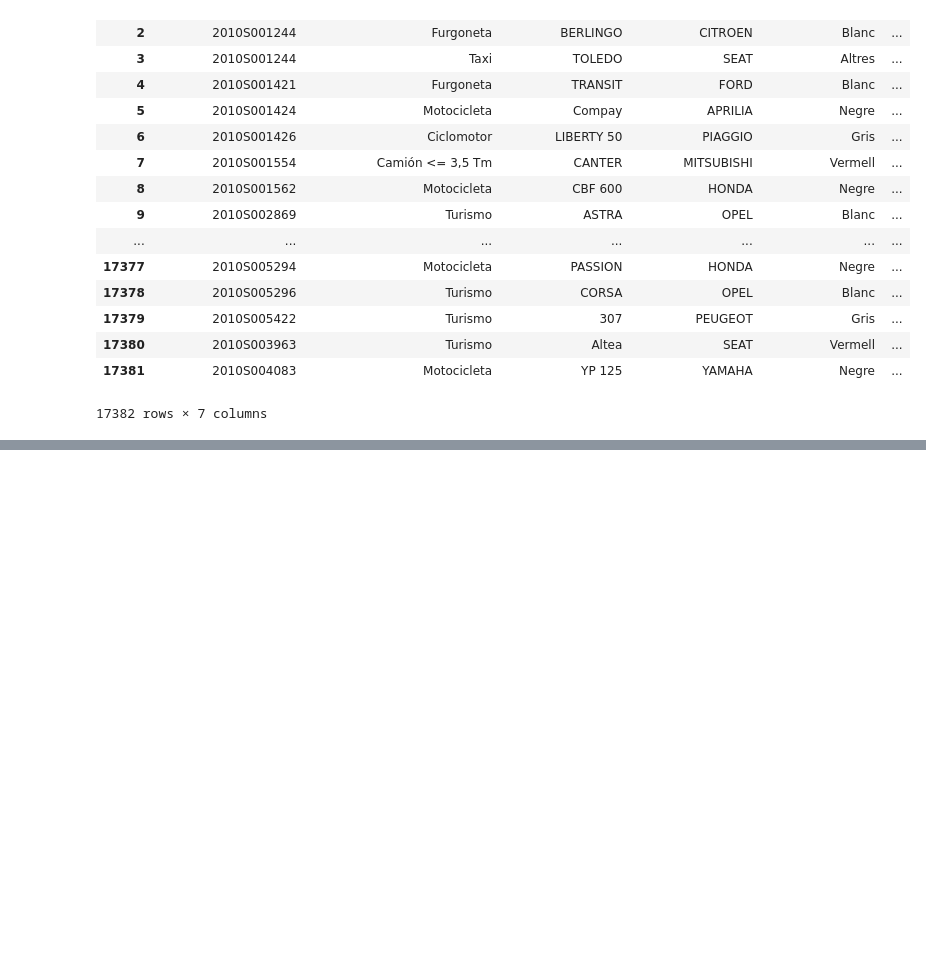
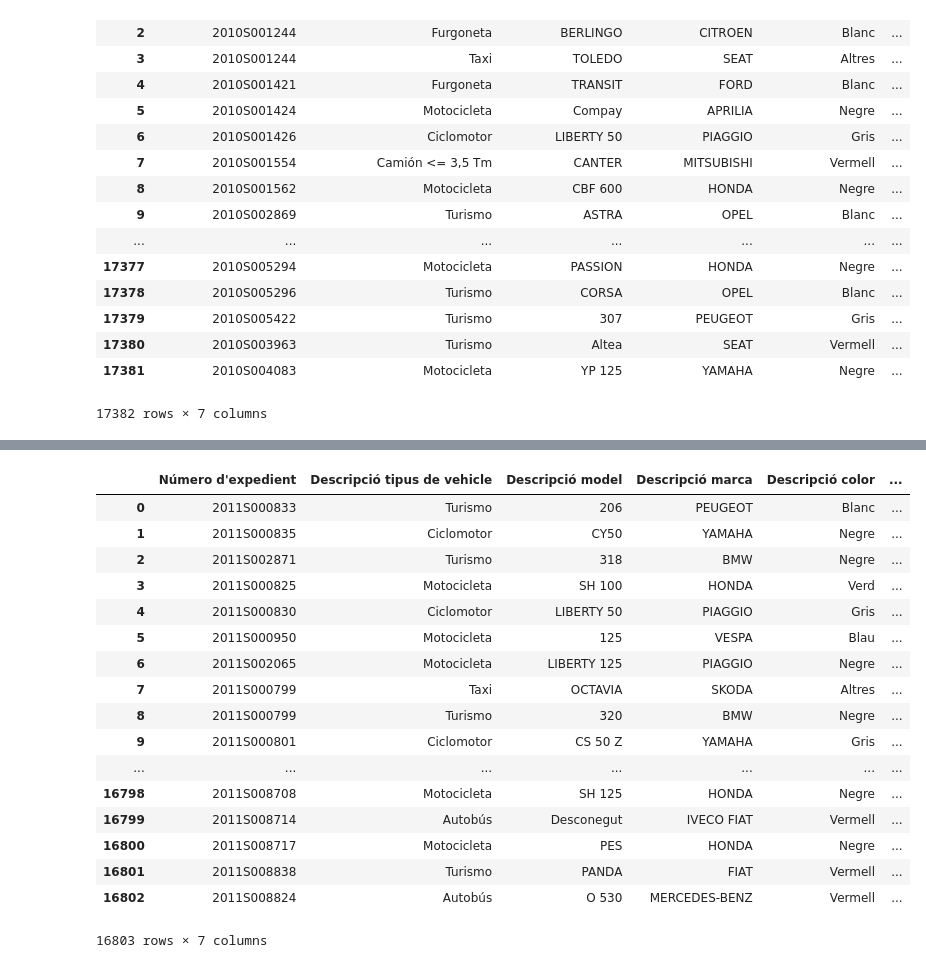
Before and after one commit to Doasy/AccidentsBCN, a Jupyter notebook: accidents_bcn.ipynb, the cells around one changed output, grey strips where cells are left out. Drawn from its saved outputs; the diff is of its cells as text; code cells hidden in the pictures; blank space fills up the shorter version.

```diff
--- a/accidents_bcn.ipynb
+++ b/accidents_bcn.ipynb
@@ -123,0 +229,29 @@ vehicles2010
+# %%
+vehicles2011 = pd.read_csv('vehicles/2011.csv', encoding='ANSI')[['Codi d\'expedient', 'Descripci¢ tipus de vehicle', 'Descripci¢ model', 'Descripci¢ marca', 'Descripci¢ color', 'Descripci¢ carnet', 'Antiguitat carnet']]
+vehicles2011.columns = ['Número d\'expedient', 'Descripció tipus de vehicle', 'Descripció model', 'Descripció marca', 'Descripció color', 'Descripció carnet', 'Antiguitat carnet']
+vehicles2011 = vehicles2011.apply(lambda x: x.str.replace('‚', 'é'), axis=1)
+vehicles2011 = vehicles2011.apply(lambda x: x.str.replace('Š', 'è'), axis=1)
+vehicles2011 = vehicles2011.apply(lambda x: x.str.replace('‡', 'ç'), axis=1)
+vehicles2011 = vehicles2011.apply(lambda x: x.str.replace('¢', 'ó'), axis=1)
+vehicles2011 = vehicles2011.apply(lambda x: x.str.replace('…', 'à'), axis=1)
+vehicles2011 = vehicles2011.apply(lambda x: x.str.replace('£', 'ú'), axis=1)
+vehicles2011
+# %% [output]
+|  | Número d'expedient | Descripció tipus de vehicle | Descripció model | Descripció marca | Descripció color | ... |
+| 0 | 2011S000833 | Turismo | 206 | PEUGEOT | Blanc | ... |
+| 1 | 2011S000835 | Ciclomotor | CY50 | YAMAHA | Negre | ... |
+| 2 | 2011S002871 | Turismo | 318 | BMW | Negre | ... |
+| 3 | 2011S000825 | Motocicleta | SH 100 | HONDA | Verd | ... |
+| 4 | 2011S000830 | Ciclomotor | LIBERTY 50 | PIAGGIO | Gris | ... |
+| 5 | 2011S000950 | Motocicleta | 125 | VESPA | Blau | ... |
+| 6 | 2011S002065 | Motocicleta | LIBERTY 125 | PIAGGIO | Negre | ... |
+| 7 | 2011S000799 | Taxi | OCTAVIA | SKODA | Altres | ... |
+| 8 | 2011S000799 | Turismo | 320 | BMW | Negre | ... |
+| 9 | 2011S000801 | Ciclomotor | CS 50 Z | YAMAHA | Gris | ... |
+| ... | ... | ... | ... | ... | ... | ... |
+| 16798 | 2011S008708 | Motocicleta | SH 125 | HONDA | Negre | ... |
+| 16799 | 2011S008714 | Autobús | Desconegut | IVECO FIAT | Vermell | ... |
+| 16800 | 2011S008717 | Motocicleta | PES | HONDA | Negre | ... |
+| 16801 | 2011S008838 | Turismo | PANDA | FIAT | Vermell | ... |
+| 16802 | 2011S008824 | Autobús | O 530 | MERCEDES-BENZ | Vermell | ... |
+16803 rows × 7 columns
```
Also changed, not shown: parts of 13 cells of this notebook.
